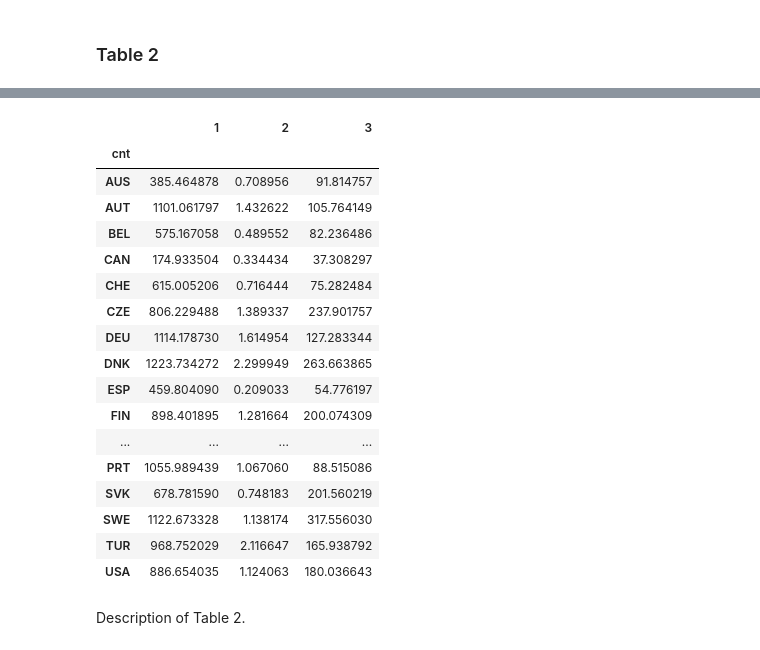
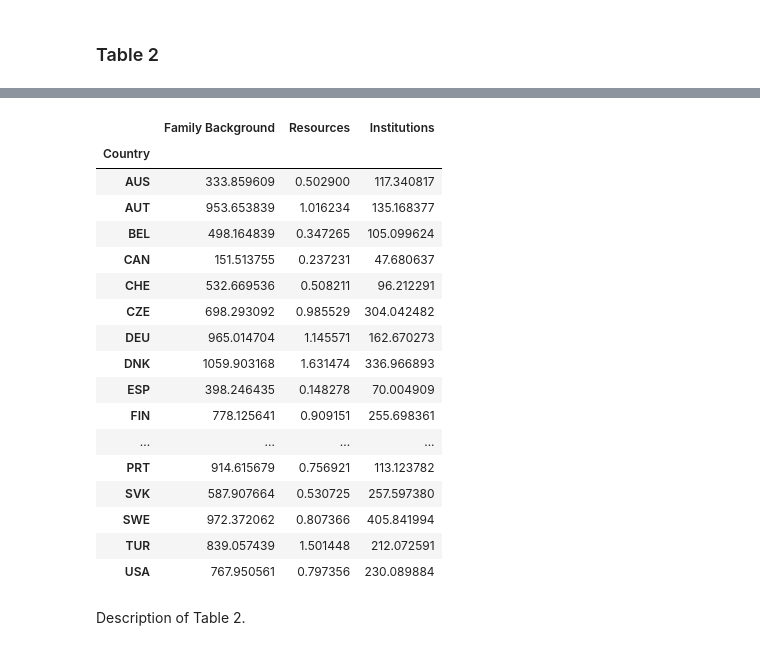
Before and after one commit to MVBrinker/student-project-ELJust, a Jupyter notebook: Woessmann_School_System.ipynb, the cells around one changed output, grey strips where cells are left out. Drawn from its saved outputs; the diff is of its cells as text; code cells hidden in the pictures.

```diff
--- a/Woessmann_School_System.ipynb
+++ b/Woessmann_School_System.ipynb
@@ -168,11 +166,10 @@ This is the reproduction of the three tables Woessmann shows in his paper. Table
 # %%
 # Do a Weighted Least Squares Estimation
 y=df['pv1math']
-X=df[['expps', 'davailinstmat4', 'davailinstmat1', 'insttimemath', 'propcert', 'propqped', 'escs', 'age', 'female', 'dstupreprim2', 'ageprim', 'repisced1', 'repisced2', 'dgrade7', 'dgrade8', 'dgrade9', 'dgrade11', 'dgrade12', 'dliveone', 'dlivepatch', 'dliveboth', 'dworkstat4', 'dworkstat3', 'dworkstat2', 'dworkstat1', 'dhsecateg3', 'dhsecateg2', 'dhsecateg1', 'dbook2', 'dbook3', 'dbook4', 'dbook5', 'dbook6', 'dimmig2', 'dimmig3', 'dstulanguage3', 'dstulanguage4', 'dschoolloc23', 'dschoolloc4', 'dschoolloc5', 'cprivate', 'cschoolbudgetgov', 'mcentexa', 'purstudret', 'teacassprin', 'teacassextinsp', 'purcompave', 'purstudgrp', 'autstartsal', 'icautstartsal', 'autformbudget', 'icautformbudget', 'autcontent', 'icautcontent', 'authire', 'icauthire']]
-
+X=df[['escs', 'age', 'female', 'dstupreprim2', 'ageprim', 'repisced1', 'repisced2', 'dgrade7', 'dgrade8', 'dgrade9', 'dgrade11', 'dgrade12', 'dliveone', 'dlivepatch', 'dliveboth', 'dworkstat4', 'dworkstat3', 'dworkstat2', 'dworkstat1', 'dhsecateg3', 'dhsecateg2', 'dhsecateg1', 'dbook2', 'dbook3', 'dbook4', 'dbook5', 'dbook6', 'dimmig2', 'dimmig3', 'dstulanguage3', 'dstulanguage4', 'dschoolloc23', 'dschoolloc4', 'dschoolloc5', 'expps', 'davailinstmat4', 'davailinstmat1', 'insttimemath', 'propcert', 'propqped', 'cprivate', 'cschoolbudgetgov', 'mcentexa', 'purstudret', 'teacassprin', 'teacassextinsp', 'purcompave', 'purstudgrp', 'autstartsal', 'icautstartsal', 'autformbudget', 'icautformbudget', 'autcontent', 'icautcontent', 'authire', 'icauthire']]
+X = sm.add_constant(X)
 
 mod_wls = sm.WLS(y, X.astype(float), weights=df['newwgt'])
 res_wls = mod_wls.fit()
 print(res_wls.summary())
-# I get different estimates, though close by.
 # %% [output]
@@ -196,49 +209,49 @@ strong multicollinearity or other numerical problems.
 # %%
 # In-sample Prediction
 ypred = res_wls.predict(X)
 lc = ypred
 
 # Do a linear prediction for each of the three higher level input factors
 fam = 0
 ins = 0
 weights = df['newwgt']
 
 for i in range(6):
     res = 0
     res += df['newwgt']*(res_wls.params[i]*c_res.astype(float).iloc[:,i])
 for i in range(6,40):
     for j in range(34):
         fam += df['newwgt']*(res_wls.params[i]*c_fam.astype(float).iloc[:,j])
 for i in range(40, 56):
     for j in range(16):
         ins += df['newwgt']*(res_wls.params[i]*c_ins.astype(float).iloc[:,j])
 
 # Build a new DataFrame
-new_df = pd.concat([df['cnt'], df['pv1math'], ypred, fam, res, ins, lc], axis =1).rename({'cnt': 'Country'})
-new_df
+new_df = pd.concat([df['cnt'], df['pv1math'], ypred, fam, res, ins, lc], axis =1)
+new_df.columns = ['Country', 'Math Test Score', 'Residual', 'Family Background', 'Resources', 'Institutions', 'LC']
 # Problem: column labels are wrong.
 
 # Collapse to country level
-new_df.groupby(['cnt']).mean()
+new_df.groupby(['Country']).mean()
 # %% [output]
-|  | 1 | 2 | 3 |
-| cnt |  |  |  |
-| AUS | 385.464878 | 0.708956 | 91.814757 |
-| AUT | 1101.061797 | 1.432622 | 105.764149 |
-| BEL | 575.167058 | 0.489552 | 82.236486 |
-| CAN | 174.933504 | 0.334434 | 37.308297 |
-| CHE | 615.005206 | 0.716444 | 75.282484 |
-| CZE | 806.229488 | 1.389337 | 237.901757 |
-| DEU | 1114.178730 | 1.614954 | 127.283344 |
-| DNK | 1223.734272 | 2.299949 | 263.663865 |
-| ESP | 459.804090 | 0.209033 | 54.776197 |
-| FIN | 898.401895 | 1.281664 | 200.074309 |
+|  | Family Background | Resources | Institutions |
+| Country |  |  |  |
+| AUS | 333.859609 | 0.502900 | 117.340817 |
+| AUT | 953.653839 | 1.016234 | 135.168377 |
+| BEL | 498.164839 | 0.347265 | 105.099624 |
+| CAN | 151.513755 | 0.237231 | 47.680637 |
+| CHE | 532.669536 | 0.508211 | 96.212291 |
+| CZE | 698.293092 | 0.985529 | 304.042482 |
+| DEU | 965.014704 | 1.145571 | 162.670273 |
+| DNK | 1059.903168 | 1.631474 | 336.966893 |
+| ESP | 398.246435 | 0.148278 | 70.004909 |
+| FIN | 778.125641 | 0.909151 | 255.698361 |
 | ... | ... | ... | ... |
-| PRT | 1055.989439 | 1.067060 | 88.515086 |
-| SVK | 678.781590 | 0.748183 | 201.560219 |
-| SWE | 1122.673328 | 1.138174 | 317.556030 |
-| TUR | 968.752029 | 2.116647 | 165.938792 |
-| USA | 886.654035 | 1.124063 | 180.036643 |
+| PRT | 914.615679 | 0.756921 | 113.123782 |
+| SVK | 587.907664 | 0.530725 | 257.597380 |
+| SWE | 972.372062 | 0.807366 | 405.841994 |
+| TUR | 839.057439 | 1.501448 | 212.072591 |
+| USA | 767.950561 | 0.797356 | 230.089884 |
 # %% [markdown]
 Description of Table 2.
 # %% [markdown]
```
Also changed, not shown: parts of 5 cells of this notebook.
